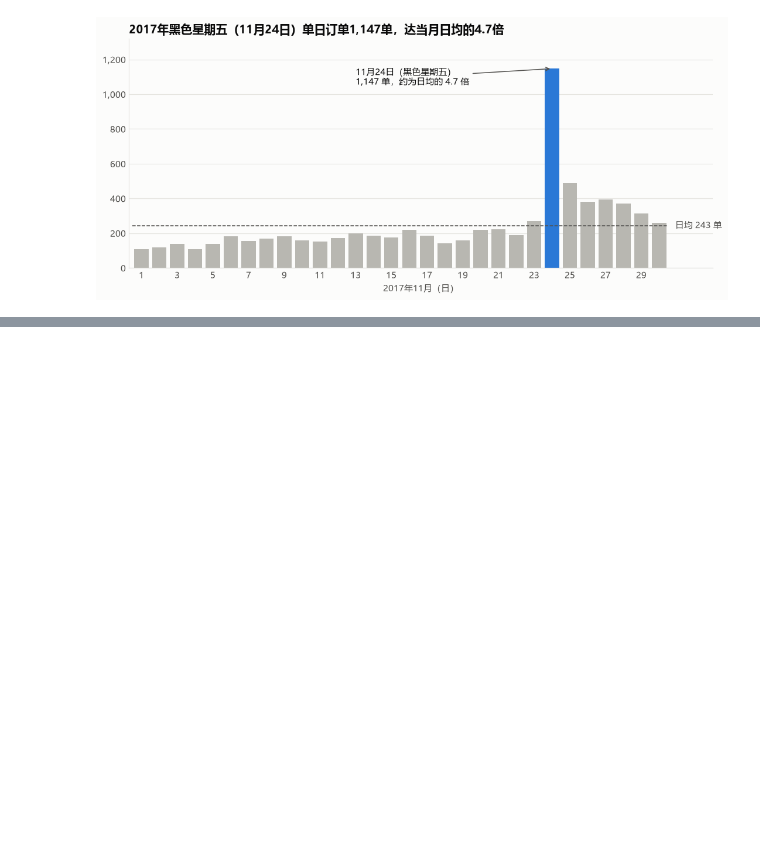
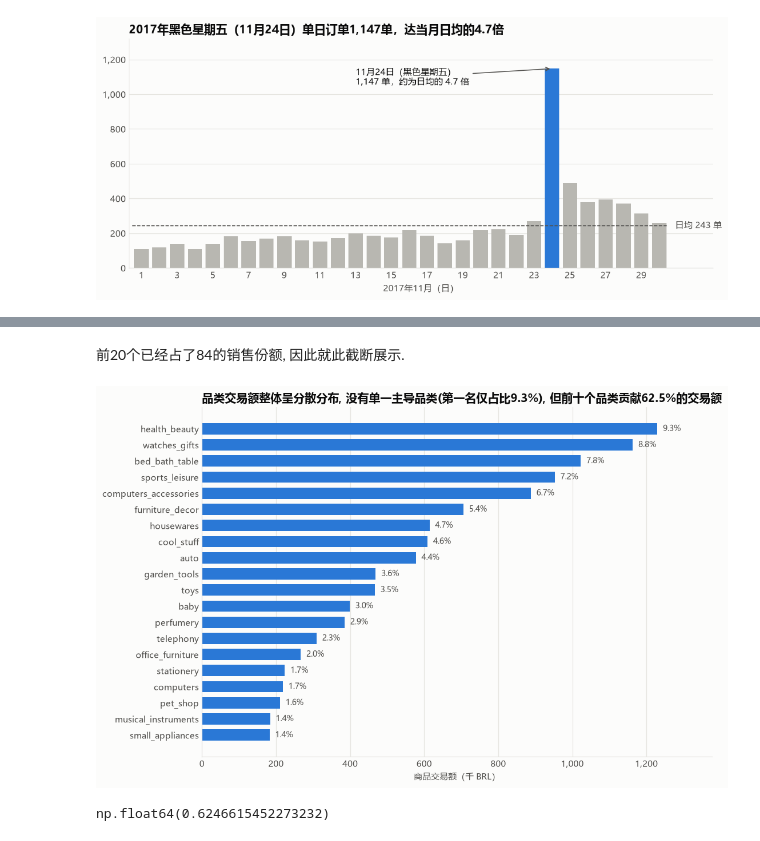
Before and after one commit to LeeMichael-L/olist-analytics, a Jupyter notebook: python/s1_overview.ipynb, the cells around one changed output, grey strips where cells are left out. Drawn from its saved outputs; the diff is of its cells as text; code cells hidden in the pictures; blank space fills up the shorter version.

```diff
--- a/python/s1_overview.ipynb
+++ b/python/s1_overview.ipynb
@@ -294,0 +297,16 @@ plt.show()
+# %%
+sql = """
+WITH valid_order AS (
+	SELECT order_id
+	FROM dwd_orders
+	WHERE order_status = "delivered" AND in_analysis_window = 1 AND is_status_conflict = 0
+)
+SELECT category_en, COUNT(DISTINCT order_id) AS orders, SUM(price) AS gmv_brl
+FROM valid_order JOIN dwd_order_items USING(order_id)
+GROUP BY category_en
+ORDER BY SUM(price) DESC;
+"""
+
+df_cat = run_query(sql)
+print(len(df_cat), df_cat["gmv_brl"].sum(), df_cat["orders"].sum())
+df_cat
@@ -294,0 +330,3 @@ plt.show()
+# %%
+df_cat["cum_share"] = df_cat["gmv_brl"].cumsum() / df_cat["gmv_brl"].sum()
+df_cat[["category_en", "cum_share"]].head(20)
@@ -294,0 +351,37 @@ plt.show()
+# %% [markdown]
+前20个已经占了84的销售份额, 因此就此截断展示.
+# %%
+top_n = 20
+total_gmv = df_cat["gmv_brl"].sum()
+top = df_cat.head(top_n).copy()
+top["share"] = top["gmv_brl"] / total_gmv
+
+fig, ax = plt.subplots(figsize=(10, 6.5))
+
+# 填空1的答案：类别是 category_en，长度是交易额除以1000
+ax.barh(top["category_en"], top["gmv_brl"] / 1000, color=COLORS["blue"], height=0.7)
+
+# 填空2的答案：invert_yaxis，把纵轴上下翻转，第一名排到最上面
+ax.invert_yaxis()
+
+for i, (v, s) in enumerate(zip(top["gmv_brl"] / 1000, top["share"])):
+    ax.text(v + 15, i, f"{s:.1%}", va="center", fontsize=9, color=COLORS["text_secondary"])
+
+ax.set_xlabel("商品交易额（千 BRL）")
+ax.xaxis.set_major_formatter(FuncFormatter(lambda v, _: f"{v:,.0f}"))
+ax.grid(axis="x", visible=True)
+ax.grid(axis="y", visible=False)
+ax.set_xlim(0, top["gmv_brl"].max() / 1000 * 1.12)
+
+# 填空3：你的结论标题，读完图再写
+ax.set_title("品类交易额整体呈分散分布, 没有单一主导品类(第一名仅占比9.3%), 但前十个品类贡献62.5%的交易额")
+
+fig.tight_layout()
+fig.savefig("../docs/figures/fig2_category_gmv.png", dpi=150, bbox_inches="tight")
+plt.show()
+# %% [output]
+[figure, added]
+# %%
+df_cat.head(10)["gmv_brl"].sum() / df_cat["gmv_brl"].sum()
+# %% [output]
+np.float64(0.6246615452273232)
```
Also changed, not shown: parts of 5 cells of this notebook, 1 other file.
